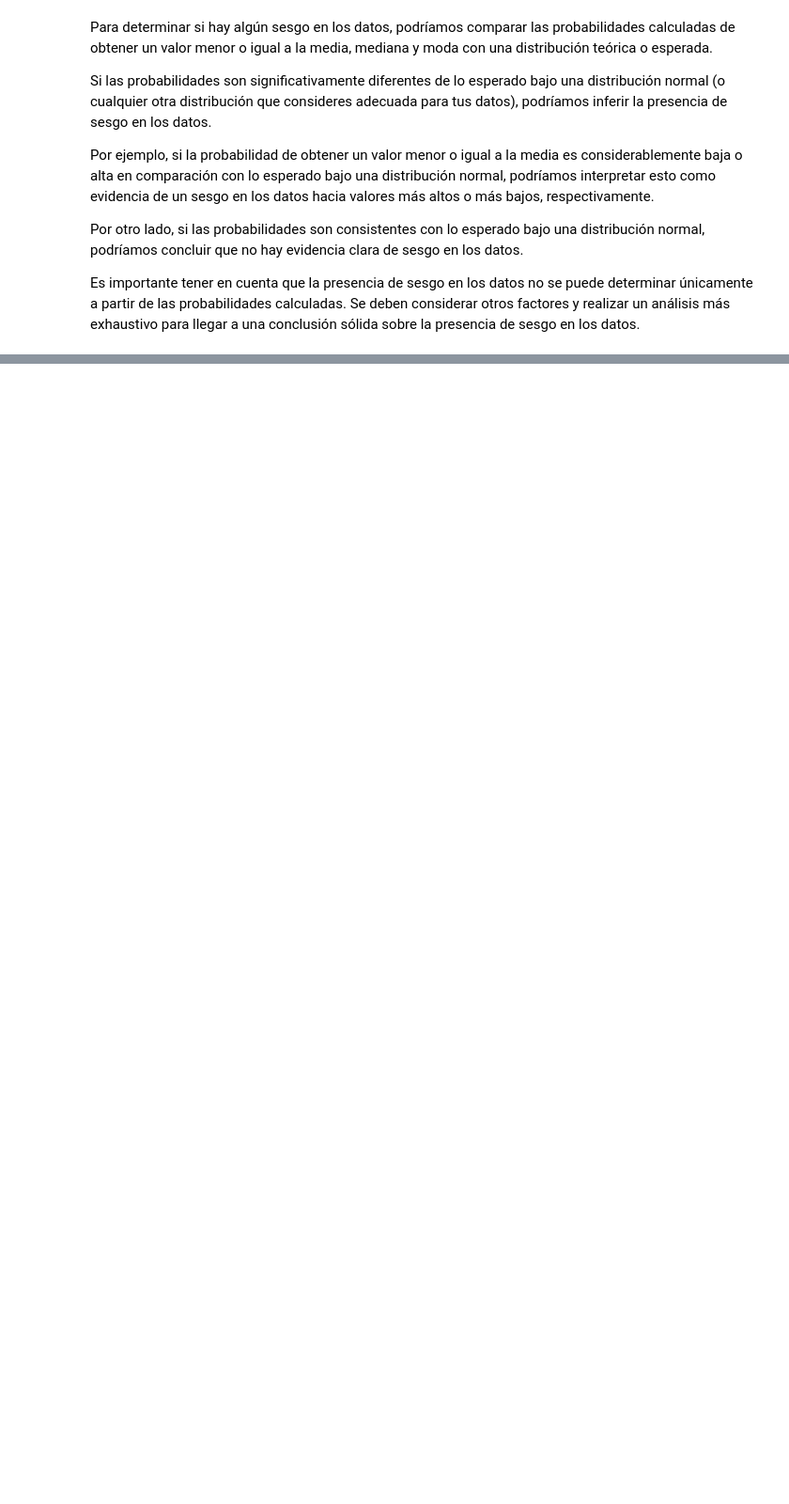
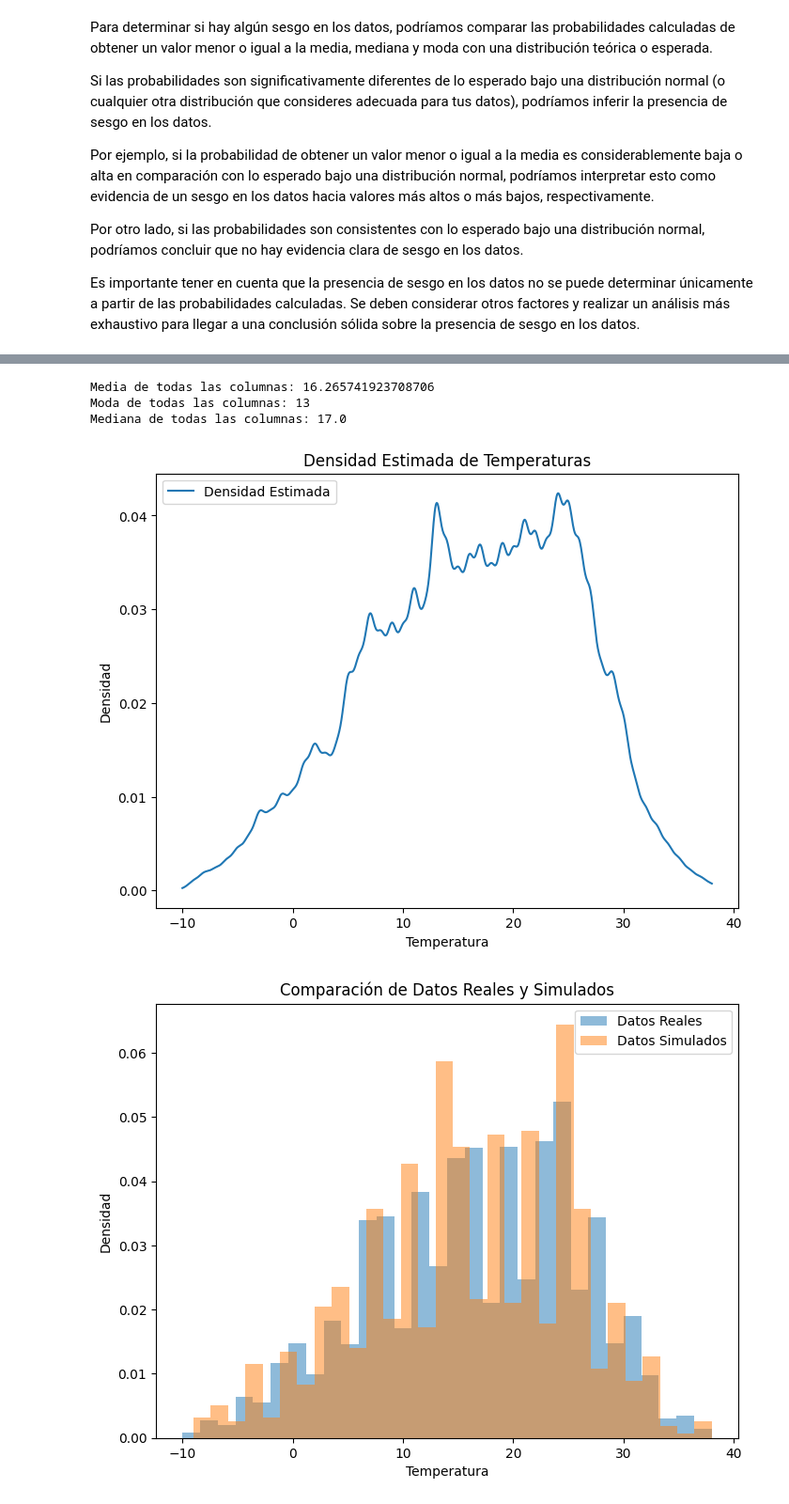
Before and after one commit to stijopa/ENP_Taller_2, a Jupyter notebook: Taller_2.ipynb, the cells around one changed output, grey strips where cells are left out. Shown: that part at 94% size. Saved outputs shown, nothing was run; the diff lists cells and outputs as text; code cells hidden in the pictures; blank space fills up the shorter version.

```diff
--- a/Taller_2.ipynb
+++ b/Taller_2.ipynb
@@ -224,0 +231,69 @@ Es importante tener en cuenta que la presencia de sesgo en los datos no se puede
+# %%
+import numpy as np
+from scipy import stats
+import pandas as pd
+import matplotlib.pyplot as plt
+from sklearn.neighbors import KernelDensity
+from scipy.stats import norm
+
+# Suponiendo que ya tienes df y tabla_frecuencias_df definidos
+
+data = df['alava5'].values
+
+# Calculo la media, mediana y moda de las temperaturas
+media = df['alava5'].mean()
+mediana = df['alava5'].median()
+moda = stats.mode(df['alava5'])[0]
+
+print("Media de todas las columnas:", media)
+print("Moda de todas las columnas:", moda)
+print("Mediana de todas las columnas:", mediana)
+
+# Estimación de la densidad
+x = np.linspace(data.min(), data.max(), 1000)
+kde = KernelDensity(kernel='gaussian', bandwidth=0.5).fit(data[:, None])
+log_dens = kde.score_samples(x[:, None])
+densidad_estimada = np.exp(log_dens)
+
+# Visualización de la densidad estimada
+plt.figure(figsize=(8, 6))
+plt.plot(x, densidad_estimada, label='Densidad Estimada')
+plt.xlabel('Temperatura')
+plt.ylabel('Densidad')
+plt.title('Densidad Estimada de Temperaturas')
+plt.legend()
+plt.show()
+
+# Simulación de 1000 datos provenientes de la distribución df['alava5']
+datos_simulados = np.random.choice(data, size=1000)
+
+# Visualización de los datos simulados y datos reales
+plt.figure(figsize=(8, 6))
+plt.hist(data, bins=30, density=True, alpha=0.5, label='Datos Reales')
+plt.hist(datos_simulados, bins=30, density=True, alpha=0.5, label='Datos Simulados')
+plt.xlabel('Temperatura')
+plt.ylabel('Densidad')
+plt.title('Comparación de Datos Reales y Simulados')
+plt.legend()
+plt.show()
+
+# Simulación de 10000 estimaciones del promedio de temperatura
+promedios = []
+for _ in range(10000):
+    datos_simulados_iter = np.random.choice(data, size=1000)
+    promedio_iter = np.mean(datos_simulados_iter)
+    promedios.append(promedio_iter)
+
+# Histograma de los promedios
+plt.figure(figsize=(8, 6))
+plt.hist(promedios, bins=30, density=True, alpha=0.5)
+plt.xlabel('Promedio de Temperatura')
+plt.ylabel('Densidad')
+plt.title('Histograma de Promedios de Temperatura')
+plt.show()
+# %% [output]
+Media de todas las columnas: 16.265741923708706
+Moda de todas las columnas: 13
+Mediana de todas las columnas: 17.0
+[figure, added]
+[figure, added]
```
Also changed, not shown: parts of 5 cells of this notebook.
